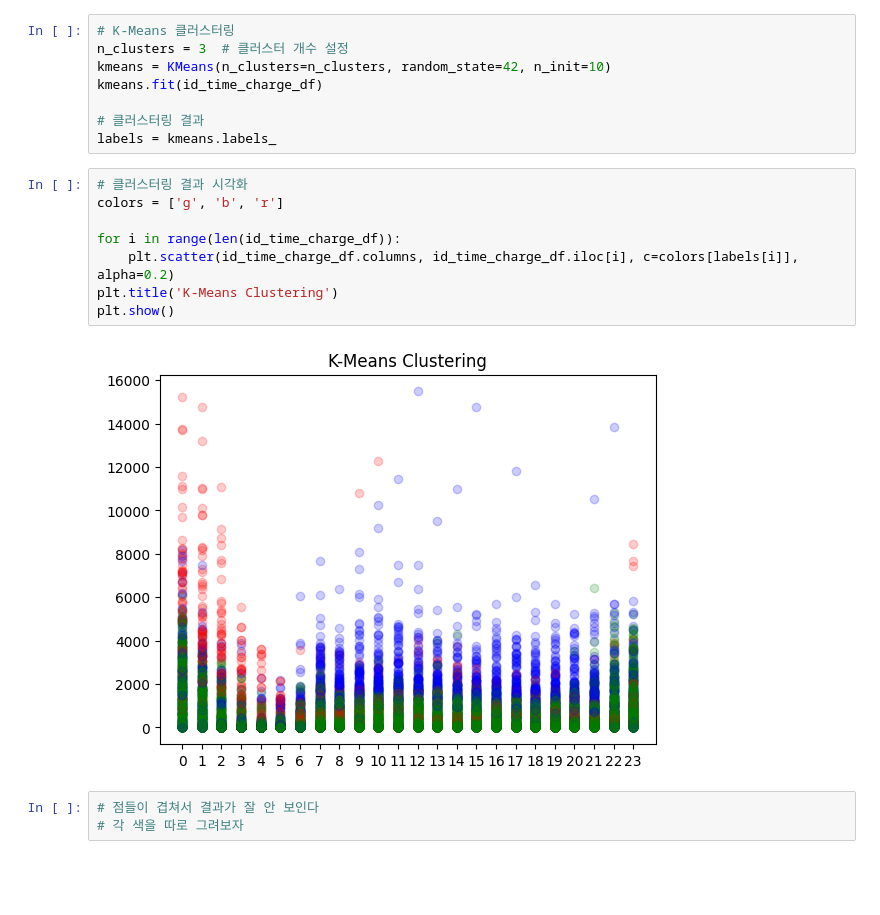
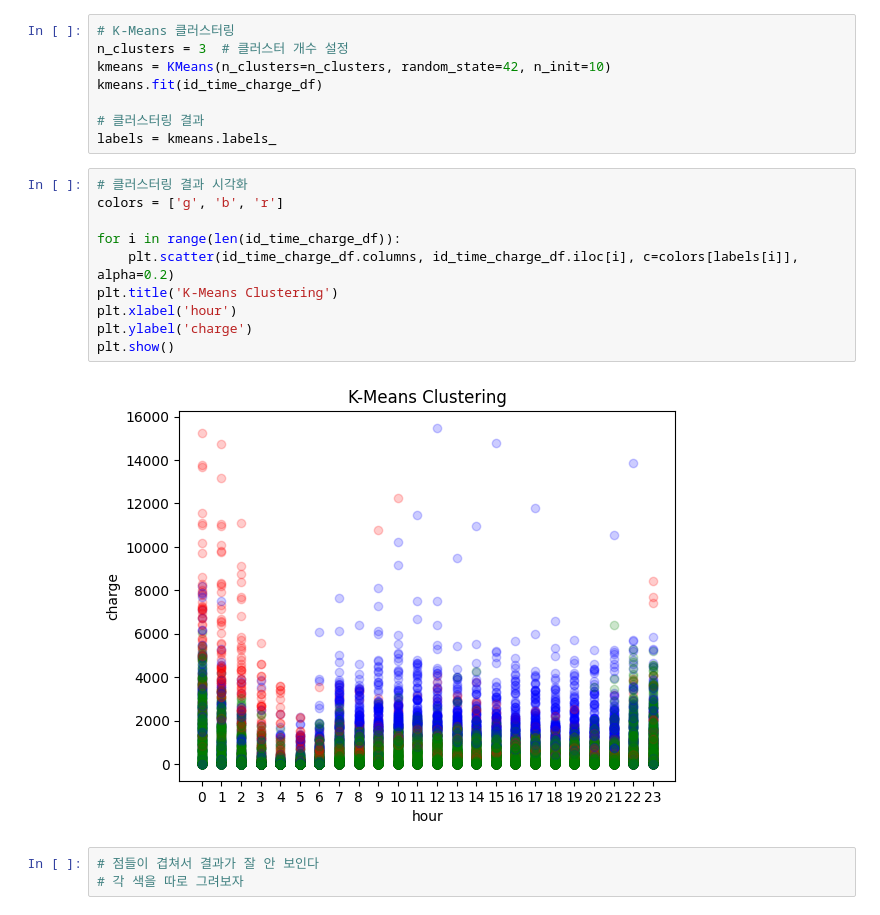
Before and after one commit to sgshmn/ev_charger_clustering, a Jupyter notebook: analysis.ipynb, the cells around one changed output. Cells and saved outputs as stored; diff of their text form; blank space fills up the shorter version.

```diff
--- a/analysis.ipynb
+++ b/analysis.ipynb
@@ -247,13 +251,15 @@ labels = kmeans.labels_
 # %%
 # 클러스터링 결과 시각화
 colors = ['g', 'b', 'r']
 
 for i in range(len(id_time_charge_df)):
     plt.scatter(id_time_charge_df.columns, id_time_charge_df.iloc[i], c=colors[labels[i]], alpha=0.2)
 plt.title('K-Means Clustering')
+plt.xlabel('hour')
+plt.ylabel('charge')
 plt.show()
 # %% [output]
-[figure, old version]
+[figure, new version]
 # %%
 # 점들이 겹쳐서 결과가 잘 안 보인다
 # 각 색을 따로 그려보자
```
Also changed, not shown: parts of 11 cells of this notebook.
